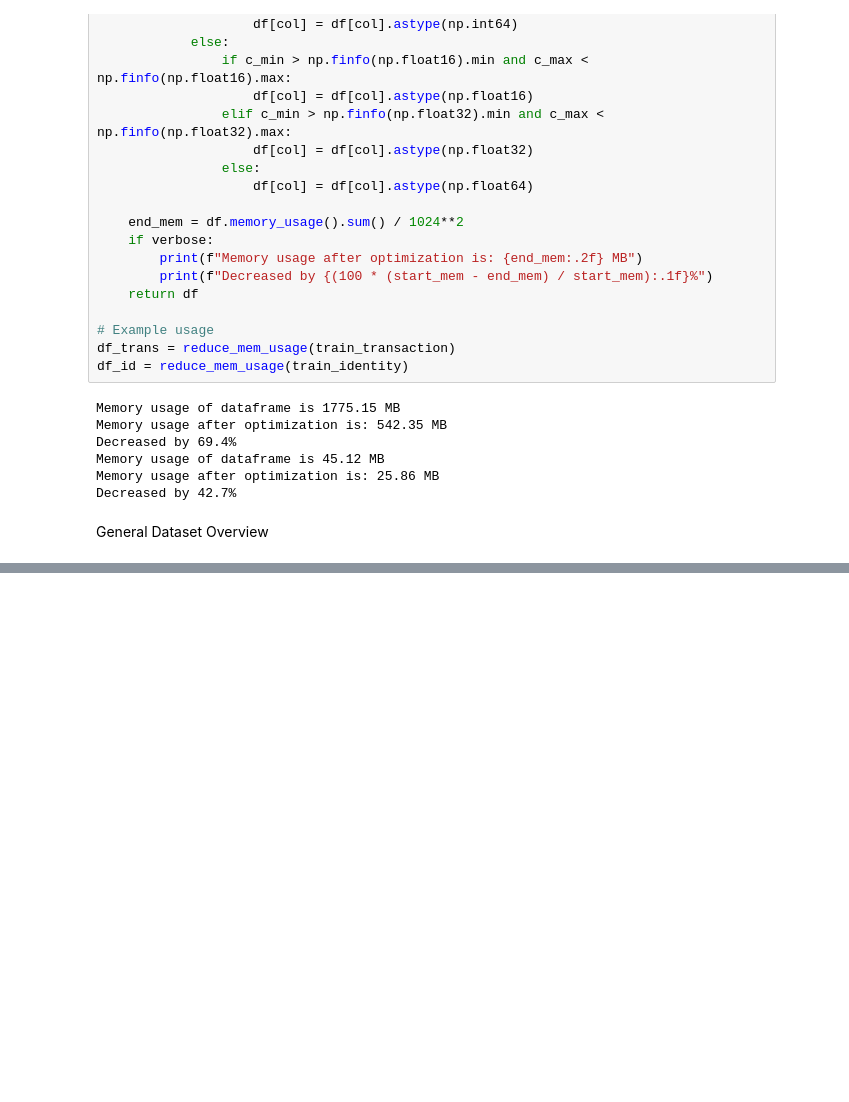
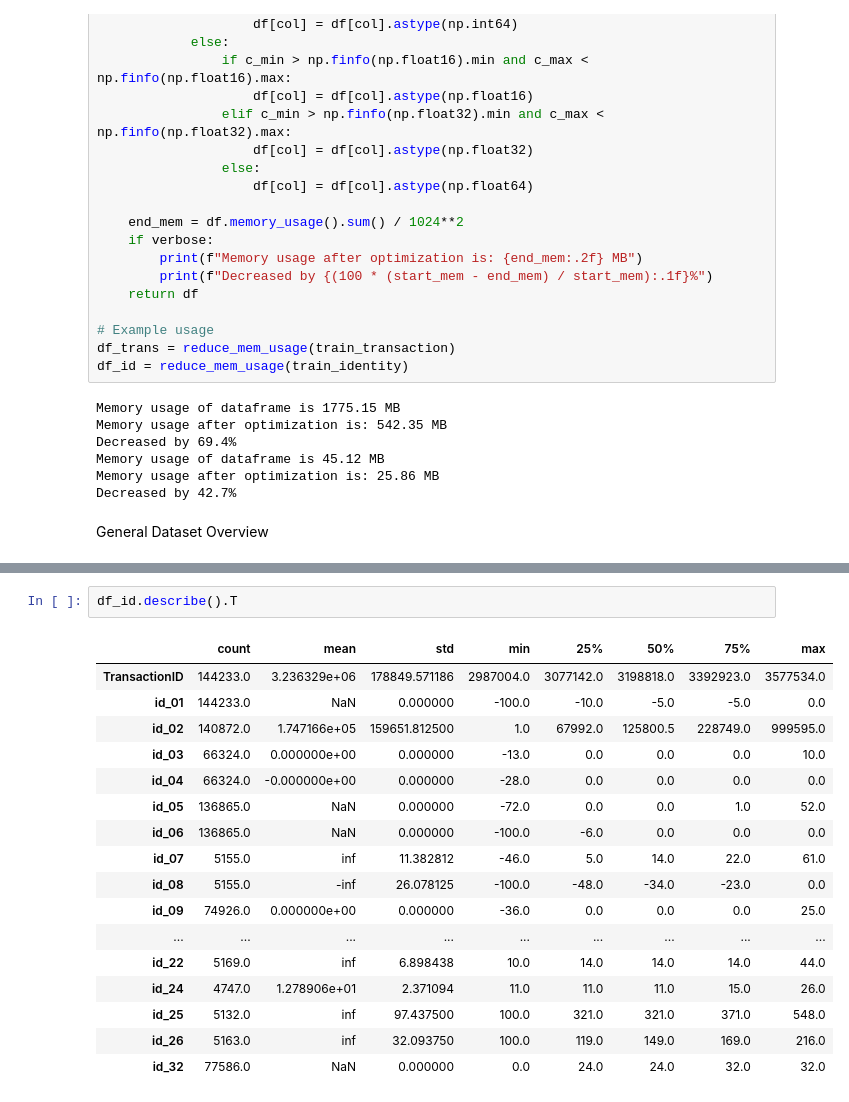
Before and after one commit to sultanaraziamst/frauddetection, a Jupyter notebook: data/notebook/Exploration of credit cards fraud detection.ipynb, the cells around one changed output, grey strips where cells are left out. Saved outputs shown, nothing was run; the diff lists cells and outputs as text; blank space fills up the shorter version.

```diff
--- a/data/notebook/Exploration of credit cards fraud detection.ipynb
+++ b/data/notebook/Exploration of credit cards fraud detection.ipynb
@@ -97,0 +247,20 @@ General Dataset Overview
+# %%
+df_id.describe().T
+# %% [output]
+|  | count | mean | std | min | 25% | 50% | 75% | max |
+| TransactionID | 144233.0 | 3.236329e+06 | 178849.571186 | 2987004.0 | 3077142.0 | 3198818.0 | 3392923.0 | 3577534.0 |
+| id_01 | 144233.0 | NaN | 0.000000 | -100.0 | -10.0 | -5.0 | -5.0 | 0.0 |
+| id_02 | 140872.0 | 1.747166e+05 | 159651.812500 | 1.0 | 67992.0 | 125800.5 | 228749.0 | 999595.0 |
+| id_03 | 66324.0 | 0.000000e+00 | 0.000000 | -13.0 | 0.0 | 0.0 | 0.0 | 10.0 |
+| id_04 | 66324.0 | -0.000000e+00 | 0.000000 | -28.0 | 0.0 | 0.0 | 0.0 | 0.0 |
+| id_05 | 136865.0 | NaN | 0.000000 | -72.0 | 0.0 | 0.0 | 1.0 | 52.0 |
+| id_06 | 136865.0 | NaN | 0.000000 | -100.0 | -6.0 | 0.0 | 0.0 | 0.0 |
+| id_07 | 5155.0 | inf | 11.382812 | -46.0 | 5.0 | 14.0 | 22.0 | 61.0 |
+| id_08 | 5155.0 | -inf | 26.078125 | -100.0 | -48.0 | -34.0 | -23.0 | 0.0 |
+| id_09 | 74926.0 | 0.000000e+00 | 0.000000 | -36.0 | 0.0 | 0.0 | 0.0 | 25.0 |
+| ... | ... | ... | ... | ... | ... | ... | ... | ... |
+| id_22 | 5169.0 | inf | 6.898438 | 10.0 | 14.0 | 14.0 | 14.0 | 44.0 |
+| id_24 | 4747.0 | 1.278906e+01 | 2.371094 | 11.0 | 11.0 | 11.0 | 15.0 | 26.0 |
+| id_25 | 5132.0 | inf | 97.437500 | 100.0 | 321.0 | 321.0 | 371.0 | 548.0 |
+| id_26 | 5163.0 | inf | 32.093750 | 100.0 | 119.0 | 149.0 | 169.0 | 216.0 |
+| id_32 | 77586.0 | NaN | 0.000000 | 0.0 | 24.0 | 24.0 | 32.0 | 32.0 |
```
Also changed, not shown: parts of 5 cells of this notebook.
